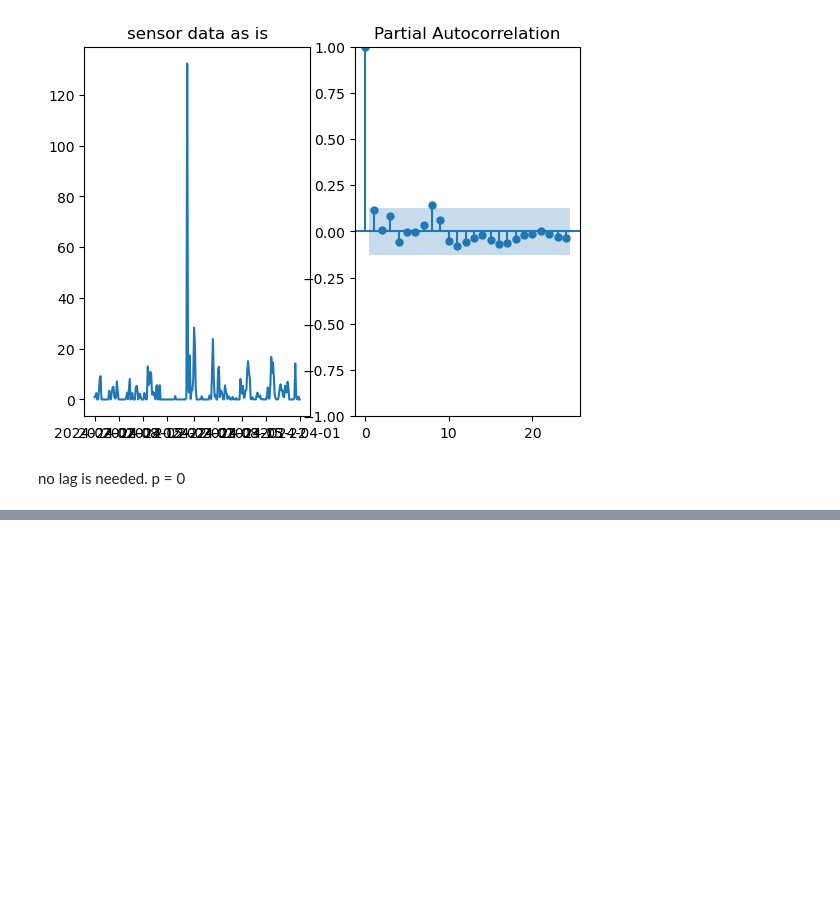
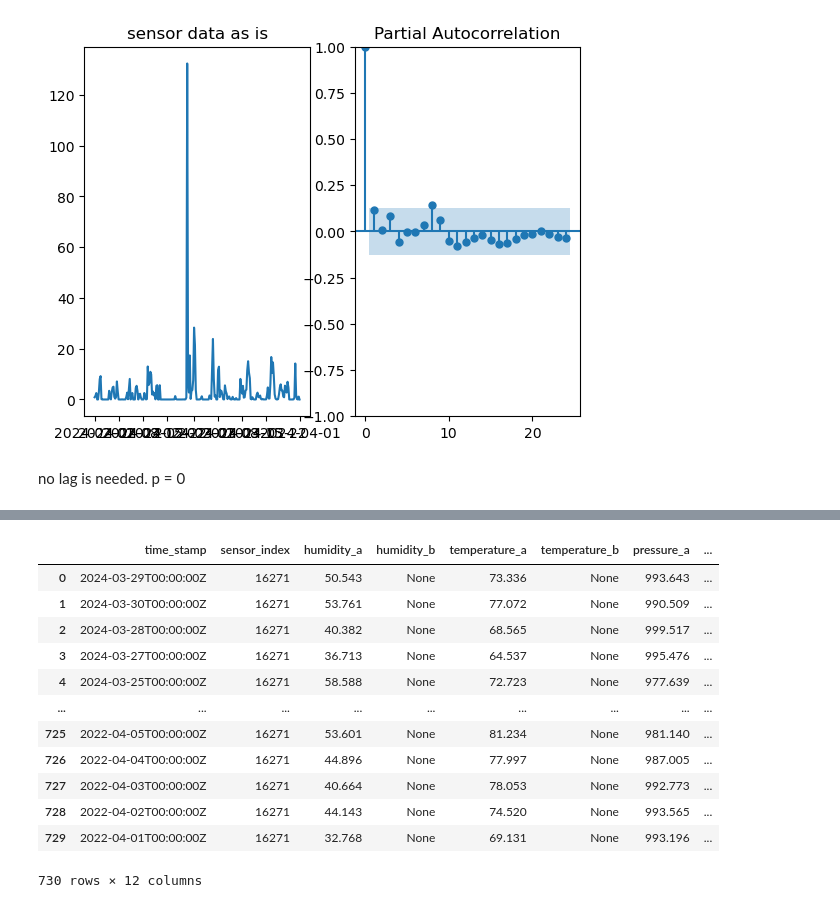
Before and after one commit to siwa-p/Air-quality-monitoring-and-prediction-using-PurpleAir-data, a Jupyter notebook: notebooks/eda_01.ipynb, the cells around one changed output, grey strips where cells are left out. Drawn from its saved outputs; the diff is of its cells as text; code cells hidden in the pictures; blank space fills up the shorter version.

```diff
--- a/notebooks/eda_01.ipynb
+++ b/notebooks/eda_01.ipynb
@@ -191,0 +217,10 @@ no lag is needed. p = 0
+# %%
+query = """
+SELECT * FROM sensor_table
+
+"""
+
+with sqlite3.connect('../datasets/dallas.sqlite') as db:
+    sensors = pd.read_sql(query, db)
+
+sensors
@@ -191,0 +241,25 @@ no lag is needed. p = 0
+# %%
+query = """
+SELECT * FROM data_table
+where sensor_index =16271
+
+"""
+
+with sqlite3.connect('../datasets/dallas.sqlite') as db:
+    data = pd.read_sql(query, db)
+
+data
+# %% [output]
+|  | time_stamp | sensor_index | humidity_a | humidity_b | temperature_a | temperature_b | pressure_a | ... |
+| 0 | 2024-03-29T00:00:00Z | 16271 | 50.543 | None | 73.336 | None | 993.643 | ... |
+| 1 | 2024-03-30T00:00:00Z | 16271 | 53.761 | None | 77.072 | None | 990.509 | ... |
+| 2 | 2024-03-28T00:00:00Z | 16271 | 40.382 | None | 68.565 | None | 999.517 | ... |
+| 3 | 2024-03-27T00:00:00Z | 16271 | 36.713 | None | 64.537 | None | 995.476 | ... |
+| 4 | 2024-03-25T00:00:00Z | 16271 | 58.588 | None | 72.723 | None | 977.639 | ... |
+| ... | ... | ... | ... | ... | ... | ... | ... | ... |
+| 725 | 2022-04-05T00:00:00Z | 16271 | 53.601 | None | 81.234 | None | 981.140 | ... |
+| 726 | 2022-04-04T00:00:00Z | 16271 | 44.896 | None | 77.997 | None | 987.005 | ... |
+| 727 | 2022-04-03T00:00:00Z | 16271 | 40.664 | None | 78.053 | None | 992.773 | ... |
+| 728 | 2022-04-02T00:00:00Z | 16271 | 44.143 | None | 74.520 | None | 993.565 | ... |
+| 729 | 2022-04-01T00:00:00Z | 16271 | 32.768 | None | 69.131 | None | 993.196 | ... |
+730 rows × 12 columns
```
Also changed, not shown: parts of 7 cells of this notebook, 2 other files.
